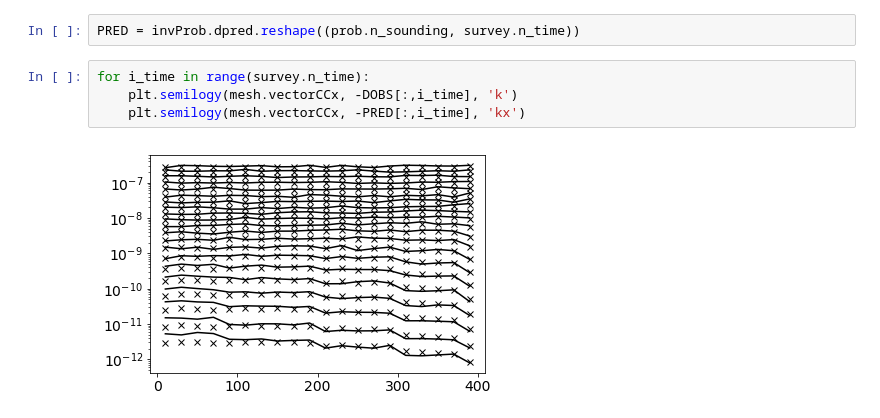
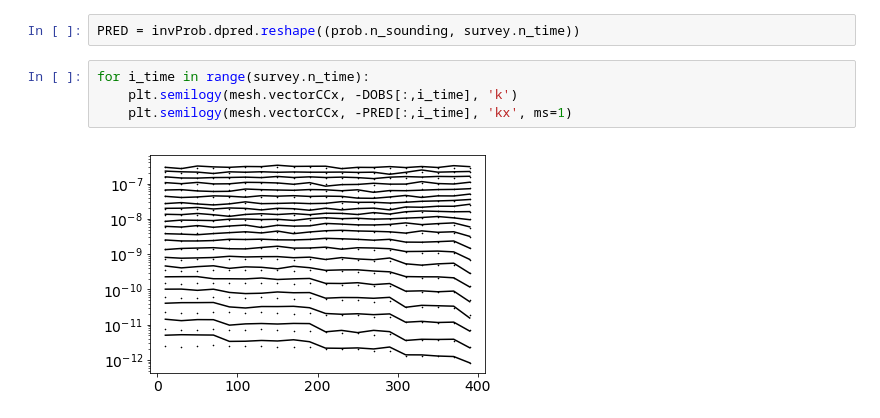
Before and after one commit to simpeg/simpegEM1D, a Jupyter notebook: simpegem1d/notebooks/Test_global_em1d_inversion_td.ipynb, the cells around one changed output. Saved outputs shown, nothing was run; the diff lists cells and outputs as text.

```diff
--- a/simpegem1d/notebooks/Test_global_em1d_inversion_td.ipynb
+++ b/simpegem1d/notebooks/Test_global_em1d_inversion_td.ipynb
@@ -215,6 +218,6 @@ PRED = invProb.dpred.reshape((prob.n_sounding, survey.n_time))
 # %%
 for i_time in range(survey.n_time):
     plt.semilogy(mesh.vectorCCx, -DOBS[:,i_time], 'k')
-    plt.semilogy(mesh.vectorCCx, -PRED[:,i_time], 'kx')
+    plt.semilogy(mesh.vectorCCx, -PRED[:,i_time], 'kx', ms=1)
 # %% [output]
-[figure, old version]
+[figure, new version]
```
Also changed, not shown: parts of 5 cells of this notebook, 17 other files.
